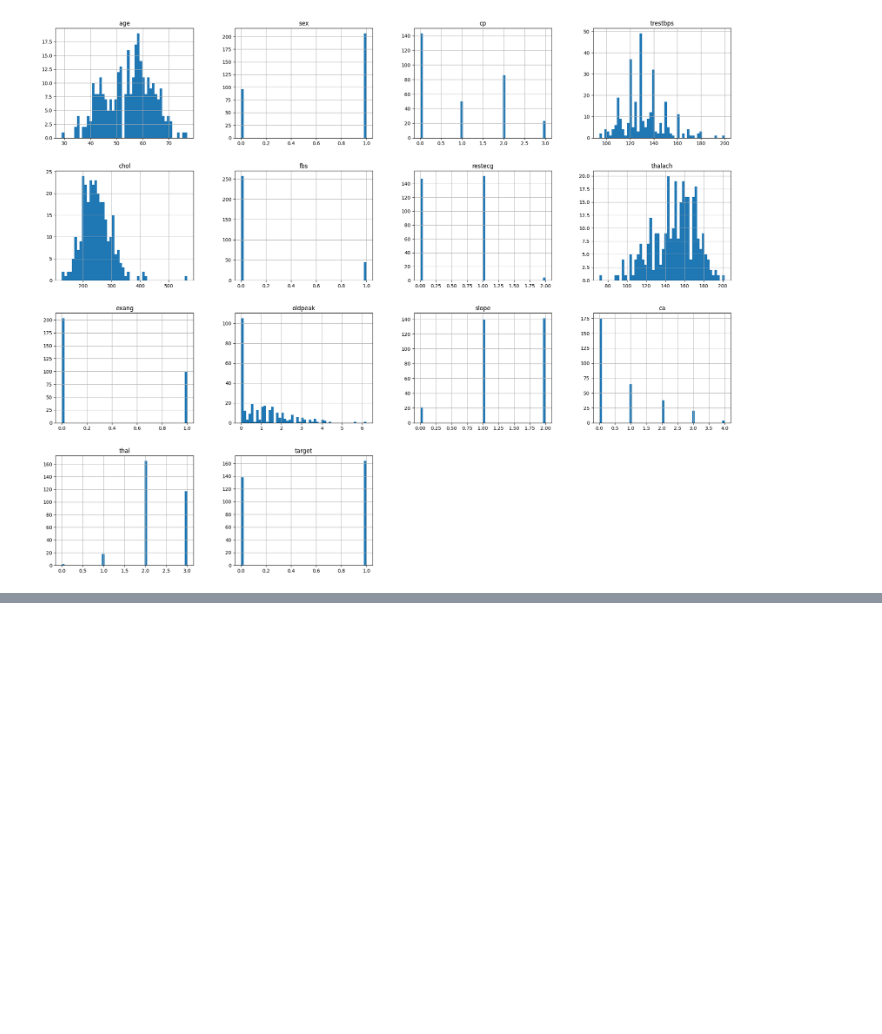
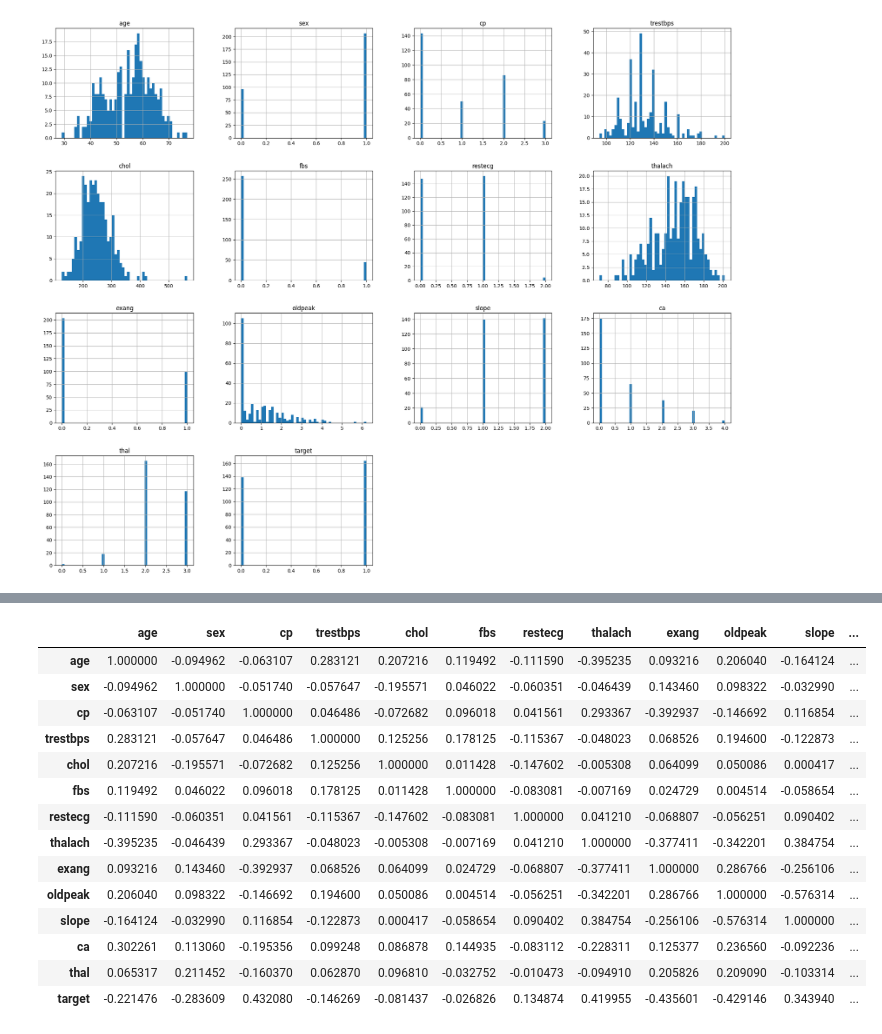
Before and after one commit to MoazzemhossainMoazz/EDGE_AI, a Jupyter notebook: EDGE_classwork_19_7_2023.ipynb, the cells around one changed output, grey strips where cells are left out. Drawn from its saved outputs; the diff is of its cells as text; code cells hidden in the pictures; blank space fills up the shorter version.

Commit message:
Use corellation matrix

```diff
--- a/EDGE_classwork_19_7_2023.ipynb
+++ b/EDGE_classwork_19_7_2023.ipynb
@@ -117,0 +124,19 @@ plt.show()
+# %%
+correlation_matrix = heart_data.corr(method='pearson')
+correlation_matrix
+# %% [output]
+|  | age | sex | cp | trestbps | chol | fbs | restecg | thalach | exang | oldpeak | slope | ... |
+| age | 1.000000 | -0.094962 | -0.063107 | 0.283121 | 0.207216 | 0.119492 | -0.111590 | -0.395235 | 0.093216 | 0.206040 | -0.164124 | ... |
+| sex | -0.094962 | 1.000000 | -0.051740 | -0.057647 | -0.195571 | 0.046022 | -0.060351 | -0.046439 | 0.143460 | 0.098322 | -0.032990 | ... |
+| cp | -0.063107 | -0.051740 | 1.000000 | 0.046486 | -0.072682 | 0.096018 | 0.041561 | 0.293367 | -0.392937 | -0.146692 | 0.116854 | ... |
+| trestbps | 0.283121 | -0.057647 | 0.046486 | 1.000000 | 0.125256 | 0.178125 | -0.115367 | -0.048023 | 0.068526 | 0.194600 | -0.122873 | ... |
+| chol | 0.207216 | -0.195571 | -0.072682 | 0.125256 | 1.000000 | 0.011428 | -0.147602 | -0.005308 | 0.064099 | 0.050086 | 0.000417 | ... |
+| fbs | 0.119492 | 0.046022 | 0.096018 | 0.178125 | 0.011428 | 1.000000 | -0.083081 | -0.007169 | 0.024729 | 0.004514 | -0.058654 | ... |
+| restecg | -0.111590 | -0.060351 | 0.041561 | -0.115367 | -0.147602 | -0.083081 | 1.000000 | 0.041210 | -0.068807 | -0.056251 | 0.090402 | ... |
+| thalach | -0.395235 | -0.046439 | 0.293367 | -0.048023 | -0.005308 | -0.007169 | 0.041210 | 1.000000 | -0.377411 | -0.342201 | 0.384754 | ... |
+| exang | 0.093216 | 0.143460 | -0.392937 | 0.068526 | 0.064099 | 0.024729 | -0.068807 | -0.377411 | 1.000000 | 0.286766 | -0.256106 | ... |
+| oldpeak | 0.206040 | 0.098322 | -0.146692 | 0.194600 | 0.050086 | 0.004514 | -0.056251 | -0.342201 | 0.286766 | 1.000000 | -0.576314 | ... |
+| slope | -0.164124 | -0.032990 | 0.116854 | -0.122873 | 0.000417 | -0.058654 | 0.090402 | 0.384754 | -0.256106 | -0.576314 | 1.000000 | ... |
+| ca | 0.302261 | 0.113060 | -0.195356 | 0.099248 | 0.086878 | 0.144935 | -0.083112 | -0.228311 | 0.125377 | 0.236560 | -0.092236 | ... |
+| thal | 0.065317 | 0.211452 | -0.160370 | 0.062870 | 0.096810 | -0.032752 | -0.010473 | -0.094910 | 0.205826 | 0.209090 | -0.103314 | ... |
+| target | -0.221476 | -0.283609 | 0.432080 | -0.146269 | -0.081437 | -0.026826 | 0.134874 | 0.419955 | -0.435601 | -0.429146 | 0.343940 | ... |
```
Also changed, not shown: parts of 1 cell of this notebook.
